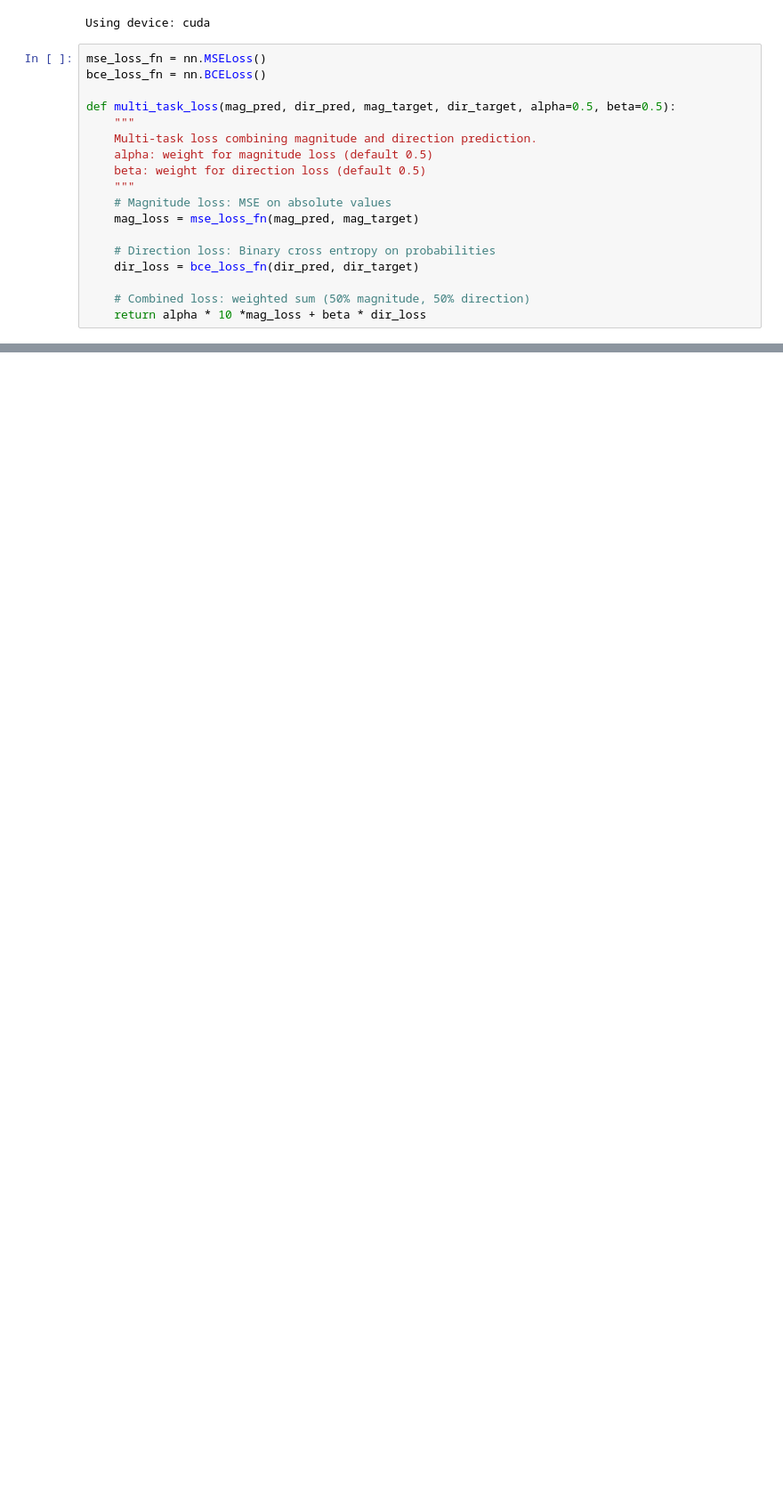
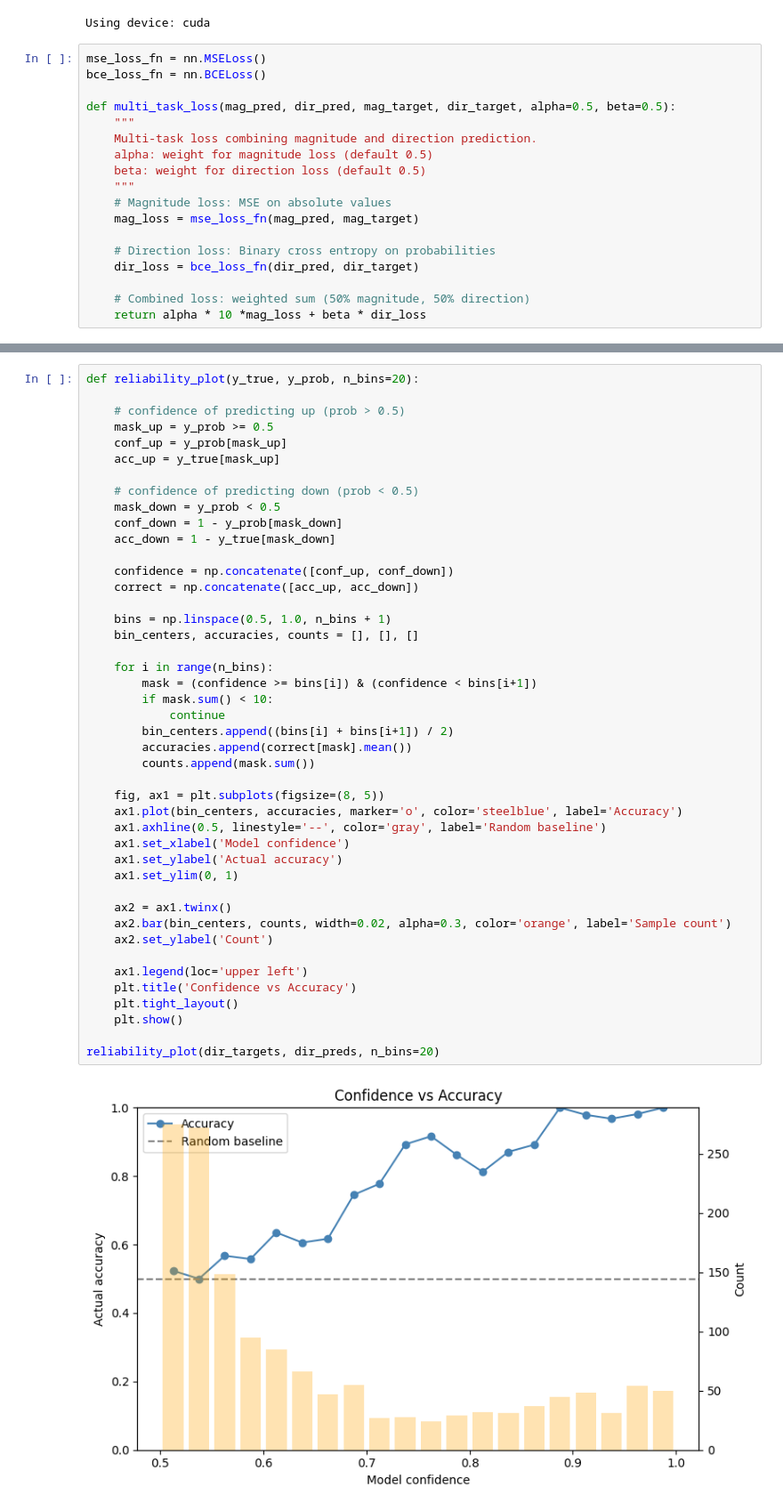
Before and after one commit to ton198/stock-market-price-predicting, a Jupyter notebook: source_code/stage1/hybrid_LSTM.ipynb, the cells around one changed output, grey strips where cells are left out. Shown at 89% size. Drawn from its saved outputs; the diff is of its cells as text; blank space fills up the shorter version.

```diff
--- a/source_code/stage1/hybrid_LSTM.ipynb
+++ b/source_code/stage1/hybrid_LSTM.ipynb
@@ -575,0 +576,46 @@ plt.show()
+# %%
+def reliability_plot(y_true, y_prob, n_bins=20):
+
+    # confidence of predicting up (prob > 0.5)
+    mask_up = y_prob >= 0.5
+    conf_up = y_prob[mask_up]
+    acc_up = y_true[mask_up]
+
+    # confidence of predicting down (prob < 0.5)
+    mask_down = y_prob < 0.5
+    conf_down = 1 - y_prob[mask_down]
+    acc_down = 1 - y_true[mask_down]
+
+    confidence = np.concatenate([conf_up, conf_down])
+    correct = np.concatenate([acc_up, acc_down])
+
+    bins = np.linspace(0.5, 1.0, n_bins + 1)
+    bin_centers, accuracies, counts = [], [], []
+
+    for i in range(n_bins):
+        mask = (confidence >= bins[i]) & (confidence < bins[i+1])
+        if mask.sum() < 10:
+            continue
+        bin_centers.append((bins[i] + bins[i+1]) / 2)
+        accuracies.append(correct[mask].mean())
+        counts.append(mask.sum())
+
+    fig, ax1 = plt.subplots(figsize=(8, 5))
+    ax1.plot(bin_centers, accuracies, marker='o', color='steelblue', label='Accuracy')
+    ax1.axhline(0.5, linestyle='--', color='gray', label='Random baseline')
+    ax1.set_xlabel('Model confidence')
+    ax1.set_ylabel('Actual accuracy')
+    ax1.set_ylim(0, 1)
+
+    ax2 = ax1.twinx()
+    ax2.bar(bin_centers, counts, width=0.02, alpha=0.3, color='orange', label='Sample count')
+    ax2.set_ylabel('Count')
+
+    ax1.legend(loc='upper left')
+    plt.title('Confidence vs Accuracy')
+    plt.tight_layout()
+    plt.show()
+
+reliability_plot(dir_targets, dir_preds, n_bins=20)
+# %% [output]
+[figure, added]
```
Also changed, not shown: parts of 5 cells of this notebook, 2 other files.
